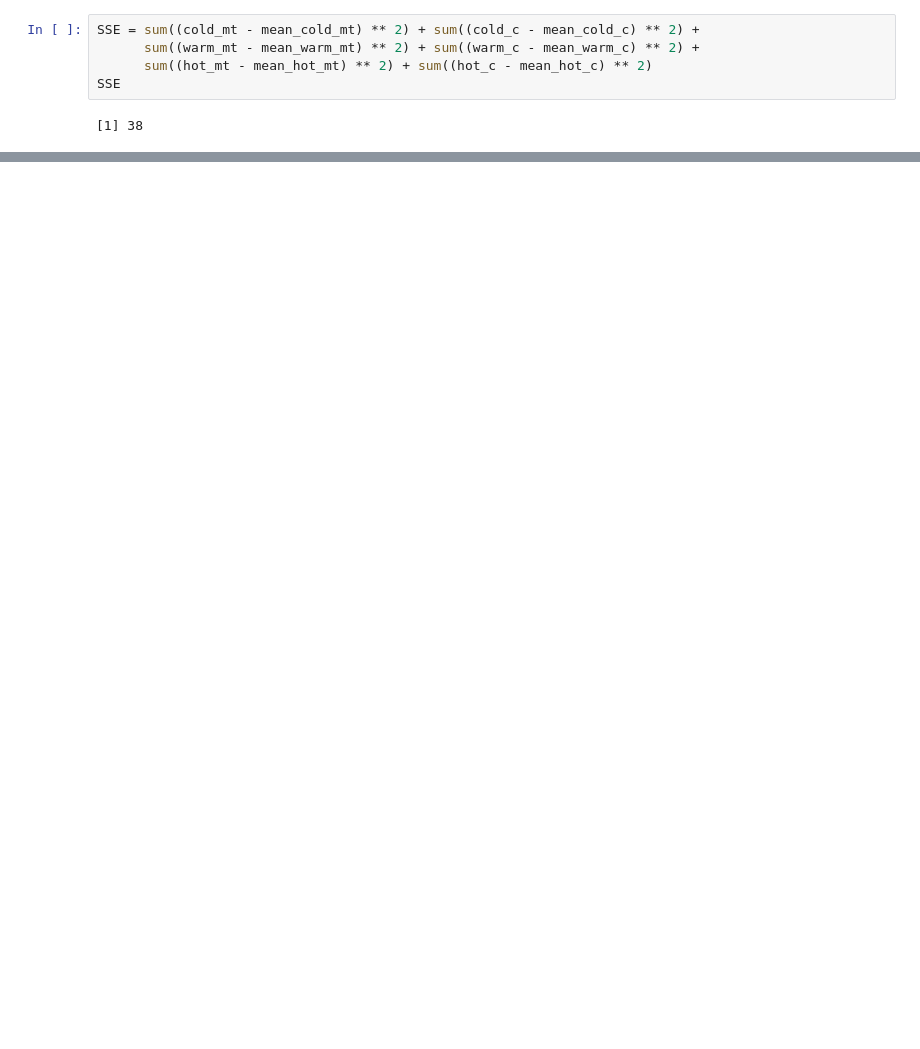
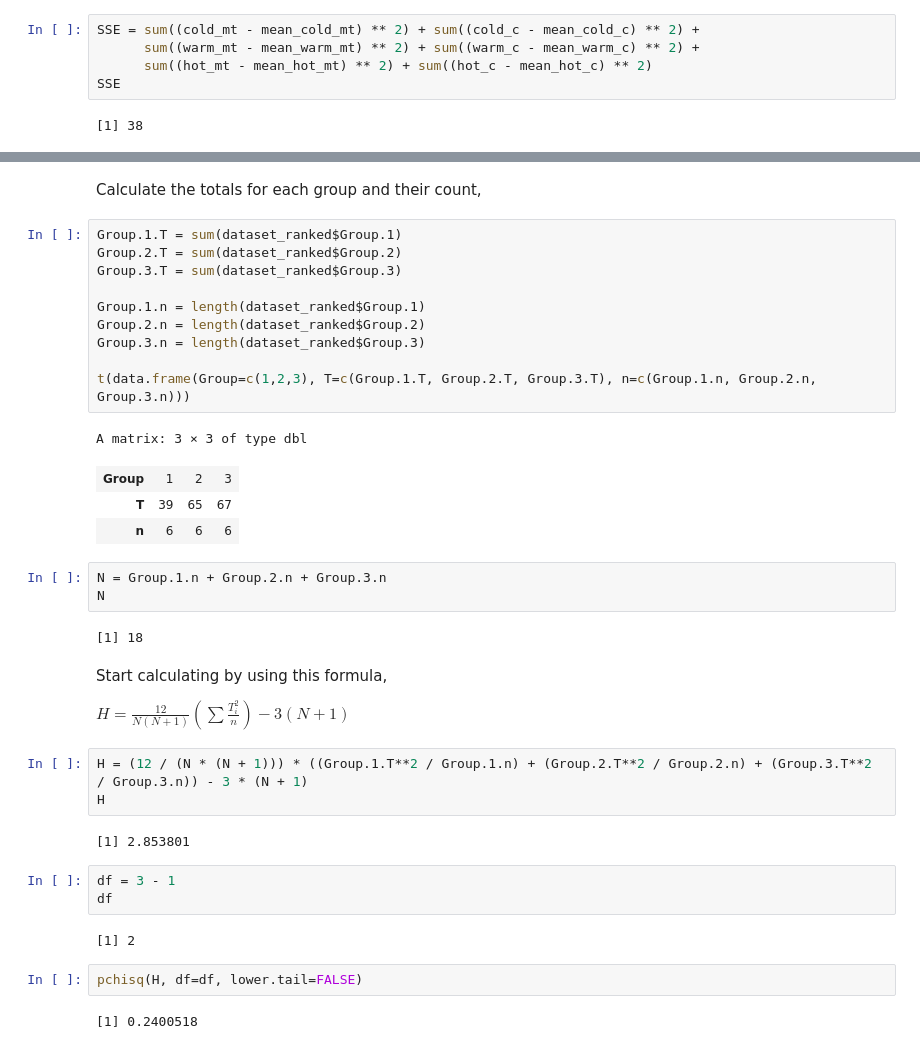
Before and after one commit to oooookk7/experimental-design-statistics, a Jupyter notebook: 02 - Experiments with a Single Variable: The Analysis of Variance/notes.ipynb, the cells around one changed output, grey strips where cells are left out. Cells and saved outputs as stored; diff of their text form; blank space fills up the shorter version.

```diff
--- a/02 - Experiments with a Single Variable: The Analysis of Variance/notes.ipynb
+++ b/02 - Experiments with a Single Variable: The Analysis of Variance/notes.ipynb
@@ -848,0 +965,40 @@ pf(F, df1=df_b, df2=df_w, lower.tail=FALSE)
+# %% [markdown]
+Calculate the totals for each group and their count,
+# %%
+Group.1.T = sum(dataset_ranked$Group.1)
+Group.2.T = sum(dataset_ranked$Group.2)
+Group.3.T = sum(dataset_ranked$Group.3)
+
+Group.1.n = length(dataset_ranked$Group.1)
+Group.2.n = length(dataset_ranked$Group.2)
+Group.3.n = length(dataset_ranked$Group.3)
+
+t(data.frame(Group=c(1,2,3), T=c(Group.1.T, Group.2.T, Group.3.T), n=c(Group.1.n, Group.2.n, Group.3.n)))
+# %% [output]
+A matrix: 3 × 3 of type dbl
+| Group | 1 | 2 | 3 |
+| T | 39 | 65 | 67 |
+| n | 6 | 6 | 6 |
+# %%
+N = Group.1.n + Group.2.n + Group.3.n
+N
+# %% [output]
+[1] 18
+# %% [markdown]
+Start calculating by using this formula,
+
+$H = \frac{12}{N(N + 1)}(\sum \frac{T_i^2}{n}) - 3(N + 1)$
+# %%
+H = (12 / (N * (N + 1))) * ((Group.1.T**2 / Group.1.n) + (Group.2.T**2 / Group.2.n) + (Group.3.T**2 / Group.3.n)) - 3 * (N + 1)
+H
+# %% [output]
+[1] 2.853801
+# %%
+df = 3 - 1
+df
+# %% [output]
+[1] 2
+# %%
+pchisq(H, df=df, lower.tail=FALSE)
+# %% [output]
+[1] 0.2400518
```
Also changed, not shown: parts of 41 cells of this notebook.
